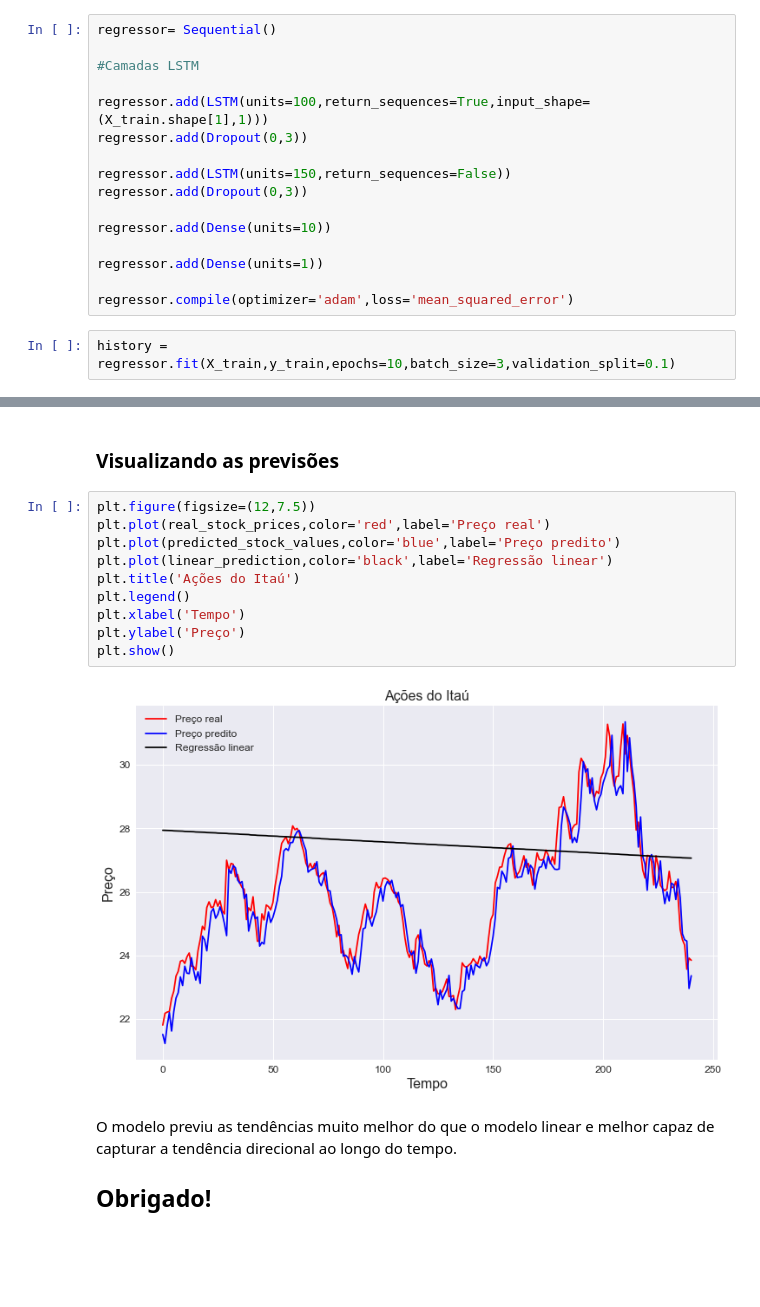
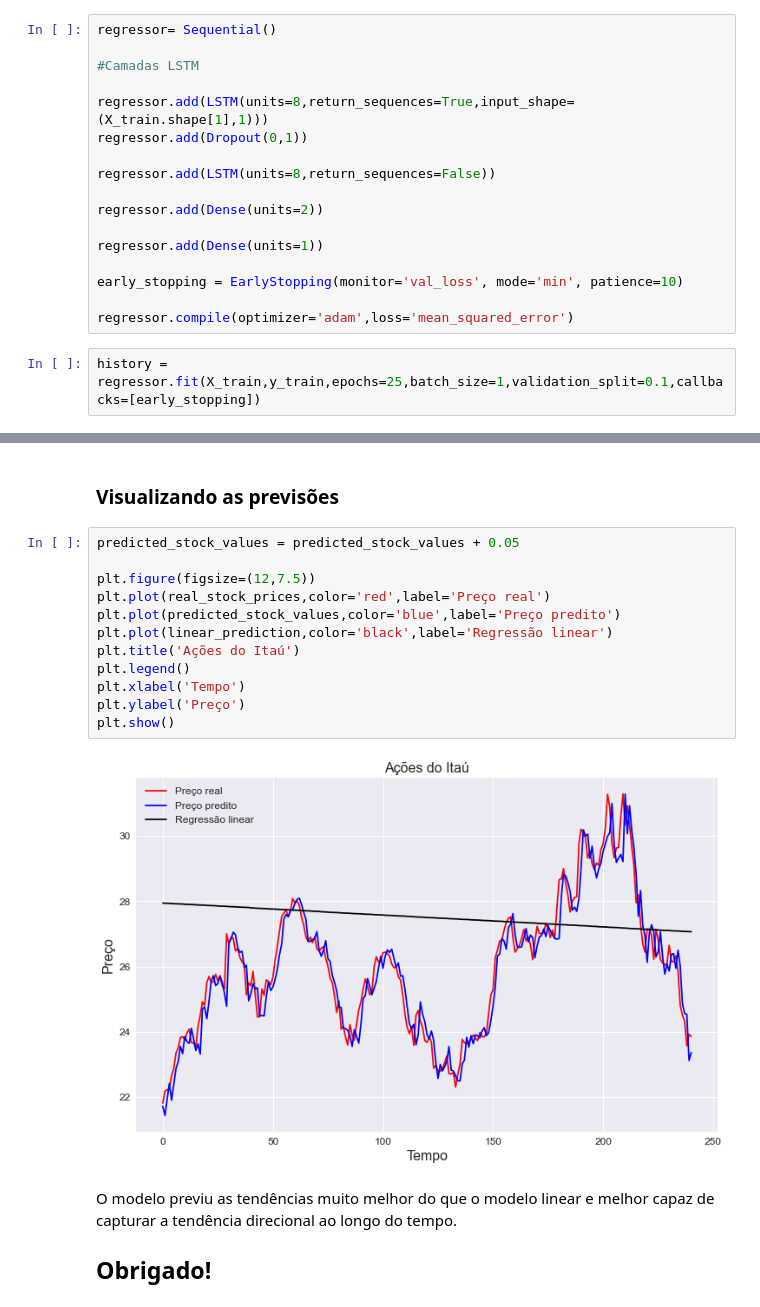
Before and after one commit to leonardo-battesini/projeto_infnet_lstm, a Jupyter notebook: predicao_de_acao_utilizando_lstm.ipynb, the cells around one changed output, grey strips where cells are left out. Drawn from its saved outputs; the diff is of its cells as text; blank space fills up the shorter version.

```diff
--- a/predicao_de_acao_utilizando_lstm.ipynb
+++ b/predicao_de_acao_utilizando_lstm.ipynb
@@ -188,17 +190,18 @@ regressor= Sequential()
 
 #Camadas LSTM
 
-regressor.add(LSTM(units=100,return_sequences=True,input_shape=(X_train.shape[1],1)))
-regressor.add(Dropout(0,3))
+regressor.add(LSTM(units=8,return_sequences=True,input_shape=(X_train.shape[1],1)))
+regressor.add(Dropout(0,1))
 
-regressor.add(LSTM(units=150,return_sequences=False))
-regressor.add(Dropout(0,3))
+regressor.add(LSTM(units=8,return_sequences=False))
 
-regressor.add(Dense(units=10))
+regressor.add(Dense(units=2))
 
 regressor.add(Dense(units=1))
 
+early_stopping = EarlyStopping(monitor='val_loss', mode='min', patience=10)
+
 regressor.compile(optimizer='adam',loss='mean_squared_error')
 # %%
-history = regressor.fit(X_train,y_train,epochs=10,batch_size=3,validation_split=0.1)
+history = regressor.fit(X_train,y_train,epochs=25,batch_size=1,validation_split=0.1,callbacks=[early_stopping])
 # %% [output]
@@ -271,17 +318,19 @@ predicted_stock_values=sc.inverse_transform(predicted_stock_values)
 # %% [markdown]
 ### Visualizando as previsões
 # %%
+predicted_stock_values = predicted_stock_values + 0.05
+
 plt.figure(figsize=(12,7.5))
 plt.plot(real_stock_prices,color='red',label='Preço real')
 plt.plot(predicted_stock_values,color='blue',label='Preço predito')
 plt.plot(linear_prediction,color='black',label='Regressão linear')
 plt.title('Ações do Itaú')
 plt.legend()
 plt.xlabel('Tempo')
 plt.ylabel('Preço')
 plt.show()
 # %% [output]
-[figure, old version]
+[figure, new version]
 # %% [markdown]
 O modelo previu as tendências muito melhor do que o modelo linear e melhor capaz de capturar a tendência direcional ao longo do tempo.
 
```
Also changed, not shown: parts of 11 cells of this notebook.
